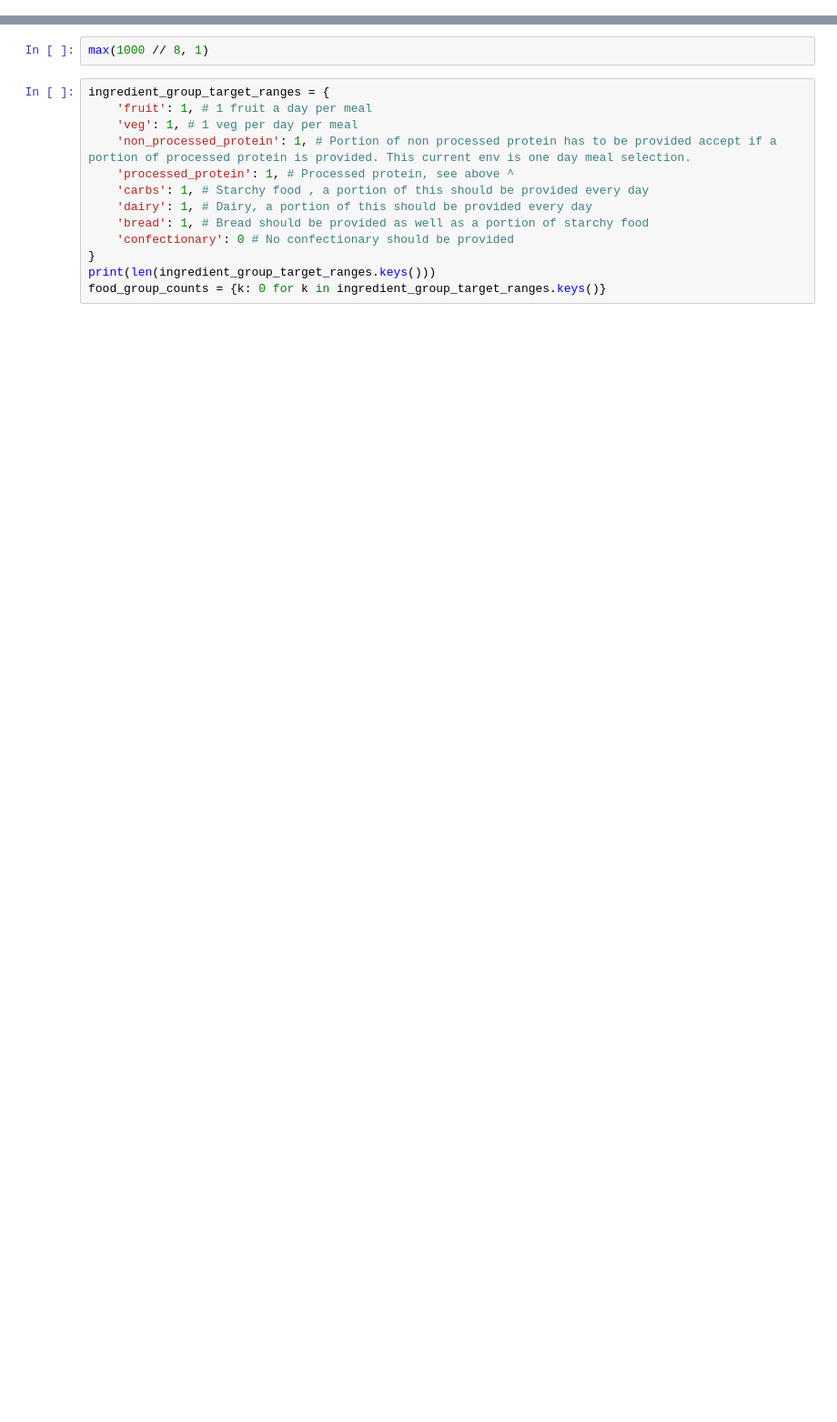
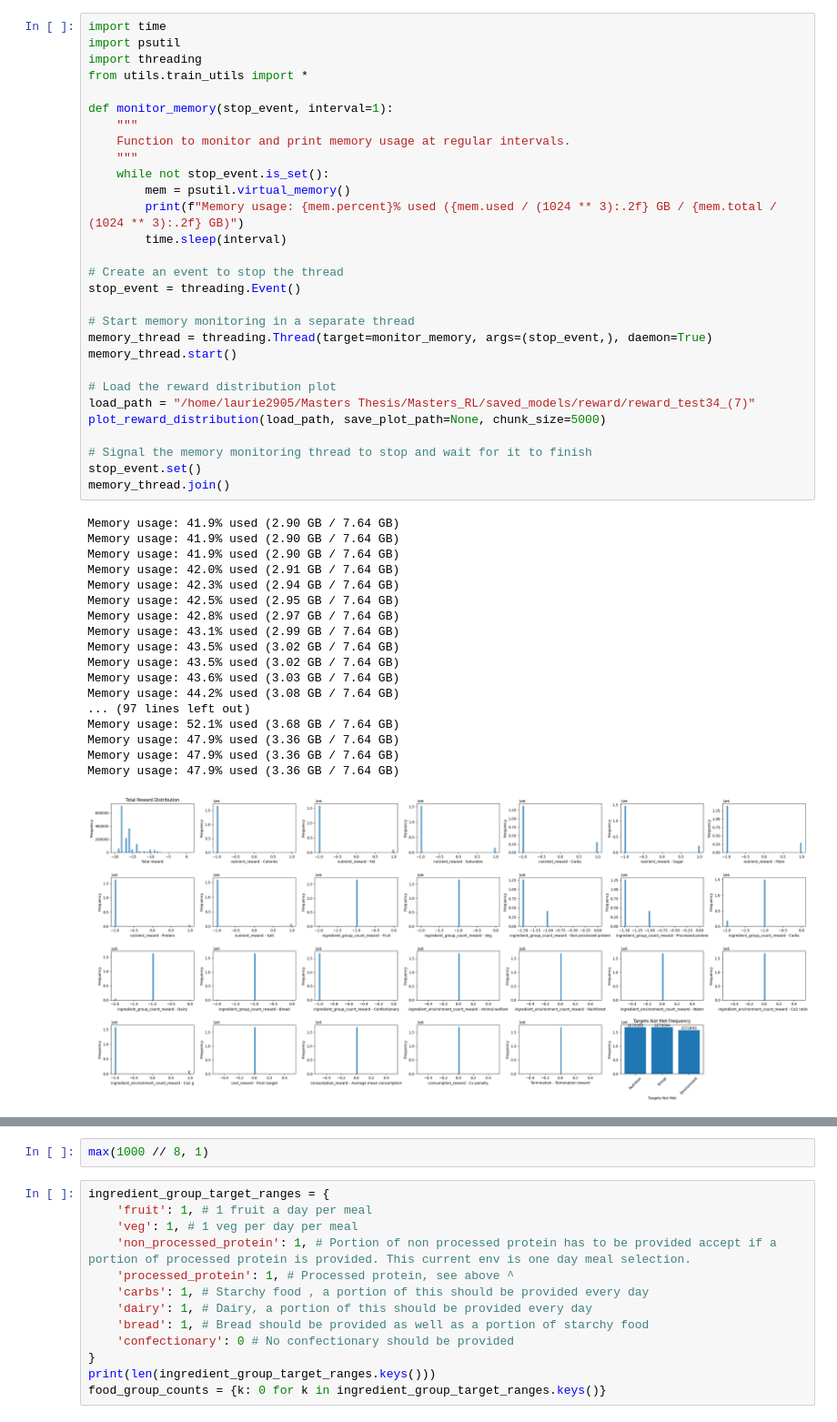
Before and after one commit to Laurie2905-JOHN/Masters_RL, a Jupyter notebook: notebooks/custom_env_testing.ipynb, the cells around one changed output, grey strips where cells are left out. Shown at 91% size. Saved outputs shown, nothing was run; the diff lists cells and outputs as text; blank space fills up the shorter version.

```diff
--- a/notebooks/custom_env_testing.ipynb
+++ b/notebooks/custom_env_testing.ipynb
@@ -20,3 +59,51 @@ CUDA is available. Found 1 CUDA device(s).
+# %%
+import time
+import psutil
+import threading
+from utils.train_utils import *
+
+def monitor_memory(stop_event, interval=1):
+    """
+    Function to monitor and print memory usage at regular intervals.
+    """
+    while not stop_event.is_set():
+        mem = psutil.virtual_memory()
+        print(f"Memory usage: {mem.percent}% used ({mem.used / (1024 ** 3):.2f} GB / {mem.total / (1024 ** 3):.2f} GB)")
+        time.sleep(interval)
+
+# Create an event to stop the thread
+stop_event = threading.Event()
+
+# Start memory monitoring in a separate thread
+memory_thread = threading.Thread(target=monitor_memory, args=(stop_event,), daemon=True)
+memory_thread.start()
+
+# Load the reward distribution plot
+load_path = "/home/laurie2905/Masters Thesis/Masters_RL/saved_models/reward/reward_test34_(7)"
+plot_reward_distribution(load_path, save_plot_path=None, chunk_size=5000)
+
+# Signal the memory monitoring thread to stop and wait for it to finish
+stop_event.set()
+memory_thread.join()
+# %% [output]
+Memory usage: 41.9% used (2.90 GB / 7.64 GB)
+Memory usage: 41.9% used (2.90 GB / 7.64 GB)
+Memory usage: 41.9% used (2.90 GB / 7.64 GB)
+Memory usage: 42.0% used (2.91 GB / 7.64 GB)
+Memory usage: 42.3% used (2.94 GB / 7.64 GB)
+Memory usage: 42.5% used (2.95 GB / 7.64 GB)
+Memory usage: 42.8% used (2.97 GB / 7.64 GB)
+Memory usage: 43.1% used (2.99 GB / 7.64 GB)
+Memory usage: 43.5% used (3.02 GB / 7.64 GB)
+Memory usage: 43.5% used (3.02 GB / 7.64 GB)
+Memory usage: 43.6% used (3.03 GB / 7.64 GB)
+Memory usage: 44.2% used (3.08 GB / 7.64 GB)
+... (97 lines left out)
+Memory usage: 52.1% used (3.68 GB / 7.64 GB)
+Memory usage: 47.9% used (3.36 GB / 7.64 GB)
+Memory usage: 47.9% used (3.36 GB / 7.64 GB)
+Memory usage: 47.9% used (3.36 GB / 7.64 GB)
+[figure, added]
 # %%
 from utils.process_data import get_data
 
```
Also changed, not shown: parts of 12 cells of this notebook, 3 other files.
